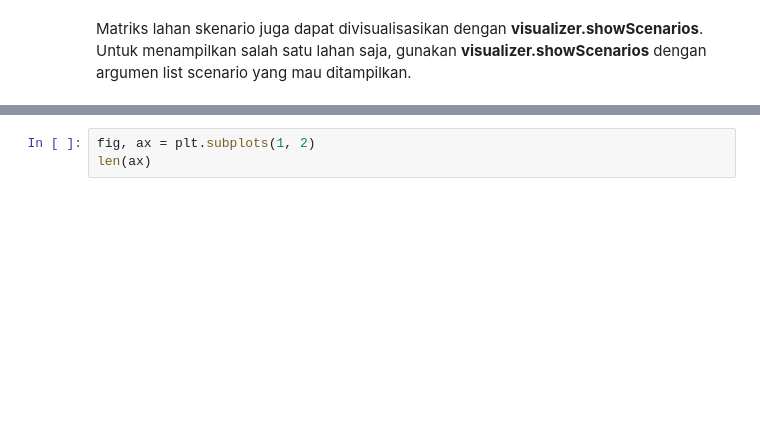
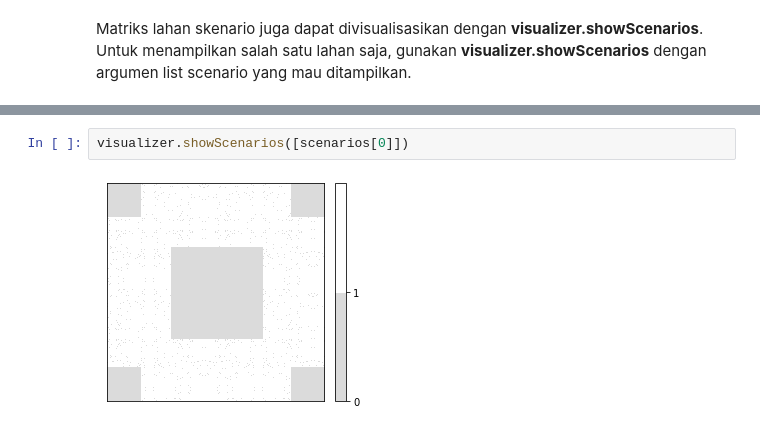
Before and after one commit to avidito/msamsoa, a Jupyter notebook: project/implementation.ipynb, the cells around one changed output, grey strips where cells are left out. Saved outputs shown, nothing was run; the diff lists cells and outputs as text; blank space fills up the shorter version.

```diff
--- a/project/implementation.ipynb
+++ b/project/implementation.ipynb
@@ -40,3 +56,4 @@ visualizer.showScenarios(scenarios)
-# %%
-fig, ax = plt.subplots(1, 2)
-len(ax)
+# %%
+visualizer.showScenarios([scenarios[0]])
+# %% [output]
+[figure, added]
```
Also changed, not shown: parts of 20 cells of this notebook, 2 other files.
